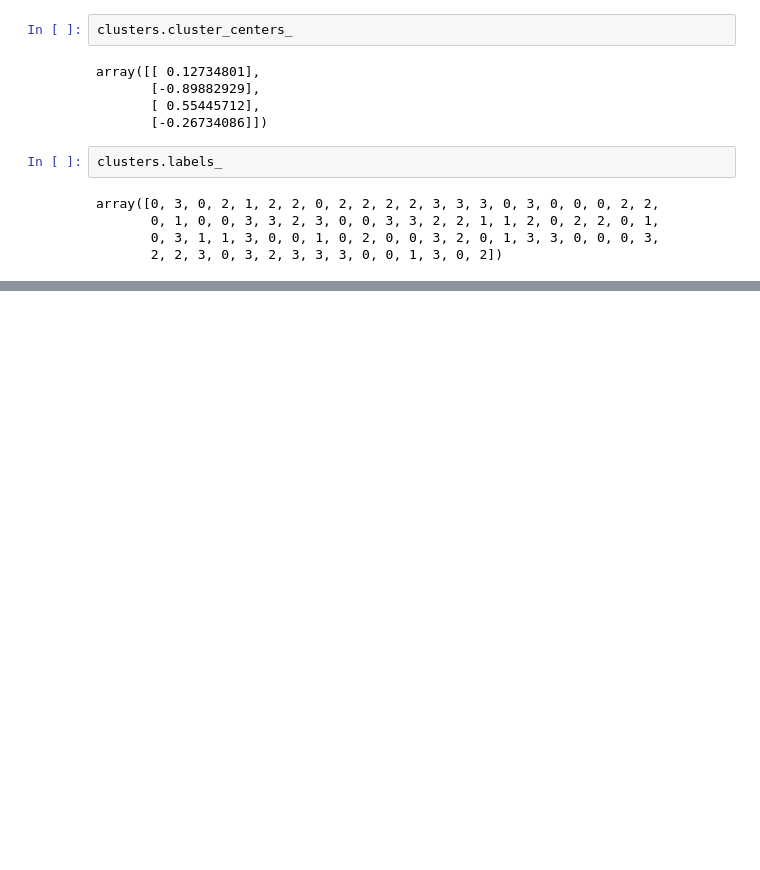
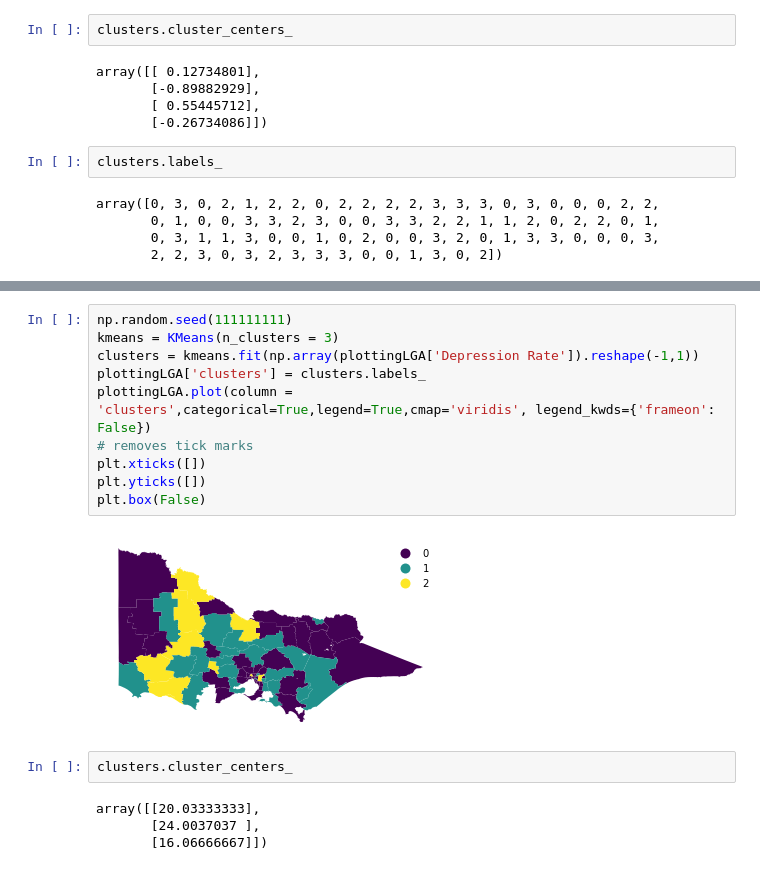
Before and after one commit to owowouwu/Youth-DS-Project, a Jupyter notebook: analysis2.ipynb, the cells around one changed output, grey strips where cells are left out. Saved outputs shown, nothing was run; the diff lists cells and outputs as text; blank space fills up the shorter version.

```diff
--- a/analysis2.ipynb
+++ b/analysis2.ipynb
@@ -433,0 +444,18 @@ array([0, 3, 0, 2, 1, 2, 2, 0, 2, 2, 2, 2, 3, 3, 3, 0, 3, 0, 0, 0, 2, 2,
+# %%
+np.random.seed(111111111)
+kmeans = KMeans(n_clusters = 3)
+clusters = kmeans.fit(np.array(plottingLGA['Depression Rate']).reshape(-1,1))
+plottingLGA['clusters'] = clusters.labels_
+plottingLGA.plot(column = 'clusters',categorical=True,legend=True,cmap='viridis', legend_kwds={'frameon': False})
+# removes tick marks
+plt.xticks([])
+plt.yticks([])
+plt.box(False)
+# %% [output]
+[figure, added]
+# %%
+clusters.cluster_centers_
+# %% [output]
+array([[20.03333333],
+       [24.0037037 ],
+       [16.06666667]])
```
Also changed, not shown: parts of 2 cells of this notebook, 4 other files.
